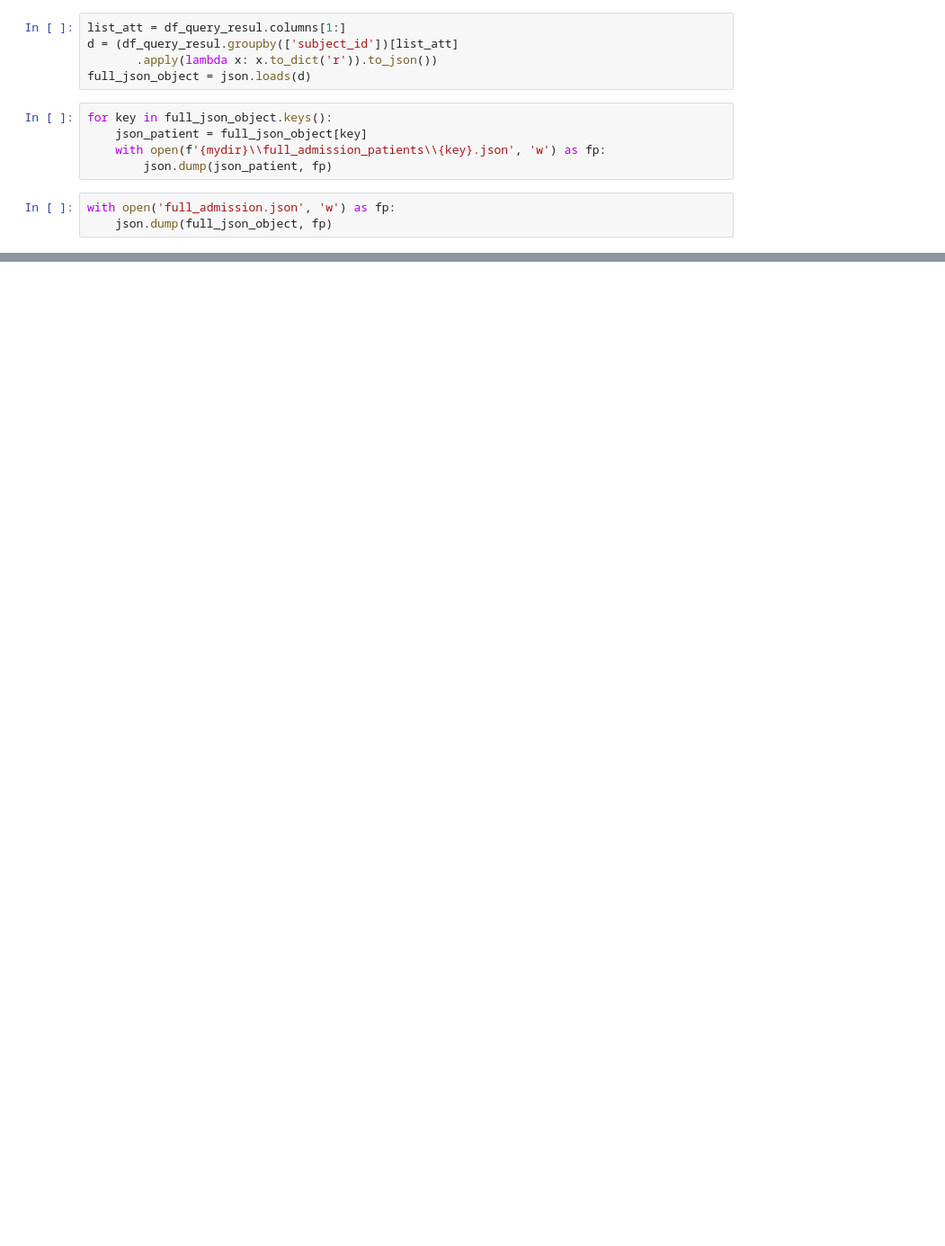
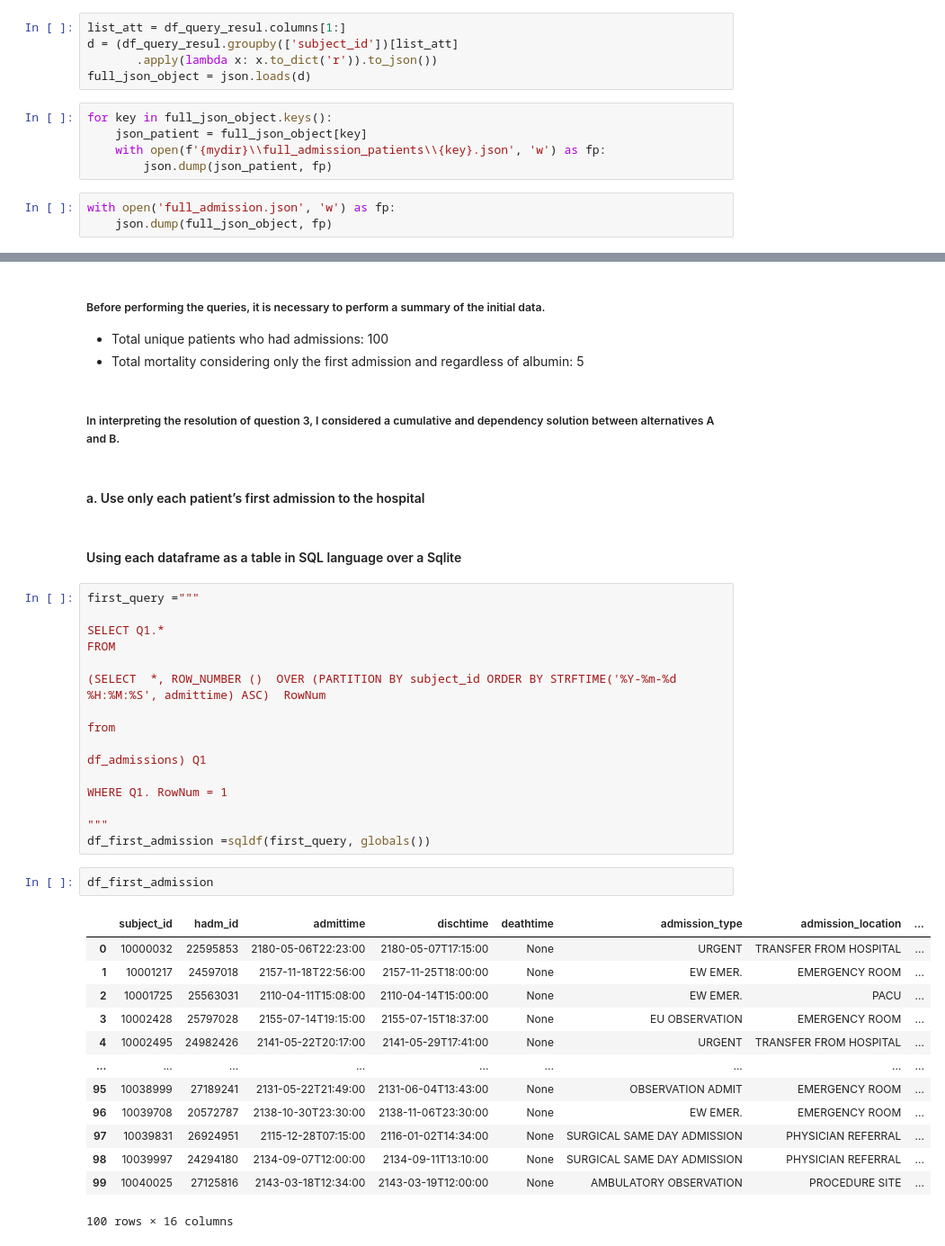
Before and after one commit to clementinojr/Data-Science, a Jupyter notebook: MIMICAnalysis/analysis_main.ipynb, the cells around one changed output, grey strips where cells are left out. Shown at 90% size. Cells and saved outputs as stored; diff of their text form; blank space fills up the shorter version.

```diff
--- a/MIMICAnalysis/analysis_main.ipynb
+++ b/MIMICAnalysis/analysis_main.ipynb
@@ -170,0 +175,42 @@ with open('full_admission.json', 'w') as fp:
+# %% [markdown]
+ ##### Before performing the queries, it is necessary to perform a summary of the initial data.
+* Total unique patients who had admissions: 100
+* Total mortality considering only the first admission and regardless of albumin:  5
+# %% [markdown]
+##### In interpreting the resolution of question 3, I considered a cumulative and dependency solution between alternatives A and B.
+# %% [markdown]
+####  a. Use only each patient’s first admission to the hospital
+# %% [markdown]
+#### Using each dataframe as a table in SQL language over a Sqlite
+# %%
+first_query ="""
+
+SELECT Q1.*
+FROM
+
+(SELECT  *, ROW_NUMBER ()  OVER (PARTITION BY subject_id ORDER BY STRFTIME('%Y-%m-%d %H:%M:%S', admittime) ASC)  RowNum
+
+from
+
+df_admissions) Q1
+
+WHERE Q1. RowNum = 1
+
+"""
+df_first_admission =sqldf(first_query, globals())
+# %%
+df_first_admission
+# %% [output]
+|  | subject_id | hadm_id | admittime | dischtime | deathtime | admission_type | admission_location | ... |
+| 0 | 10000032 | 22595853 | 2180-05-06T22:23:00 | 2180-05-07T17:15:00 | None | URGENT | TRANSFER FROM HOSPITAL | ... |
+| 1 | 10001217 | 24597018 | 2157-11-18T22:56:00 | 2157-11-25T18:00:00 | None | EW EMER. | EMERGENCY ROOM | ... |
+| 2 | 10001725 | 25563031 | 2110-04-11T15:08:00 | 2110-04-14T15:00:00 | None | EW EMER. | PACU | ... |
+| 3 | 10002428 | 25797028 | 2155-07-14T19:15:00 | 2155-07-15T18:37:00 | None | EU OBSERVATION | EMERGENCY ROOM | ... |
+| 4 | 10002495 | 24982426 | 2141-05-22T20:17:00 | 2141-05-29T17:41:00 | None | URGENT | TRANSFER FROM HOSPITAL | ... |
+| ... | ... | ... | ... | ... | ... | ... | ... | ... |
+| 95 | 10038999 | 27189241 | 2131-05-22T21:49:00 | 2131-06-04T13:43:00 | None | OBSERVATION ADMIT | EMERGENCY ROOM | ... |
+| 96 | 10039708 | 20572787 | 2138-10-30T23:30:00 | 2138-11-06T23:30:00 | None | EW EMER. | EMERGENCY ROOM | ... |
+| 97 | 10039831 | 26924951 | 2115-12-28T07:15:00 | 2116-01-02T14:34:00 | None | SURGICAL SAME DAY ADMISSION | PHYSICIAN REFERRAL | ... |
+| 98 | 10039997 | 24294180 | 2134-09-07T12:00:00 | 2134-09-11T13:10:00 | None | SURGICAL SAME DAY ADMISSION | PHYSICIAN REFERRAL | ... |
+| 99 | 10040025 | 27125816 | 2143-03-18T12:34:00 | 2143-03-19T12:00:00 | None | AMBULATORY OBSERVATION | PROCEDURE SITE | ... |
+100 rows × 16 columns
```
Also changed, not shown: parts of 21 cells of this notebook.
